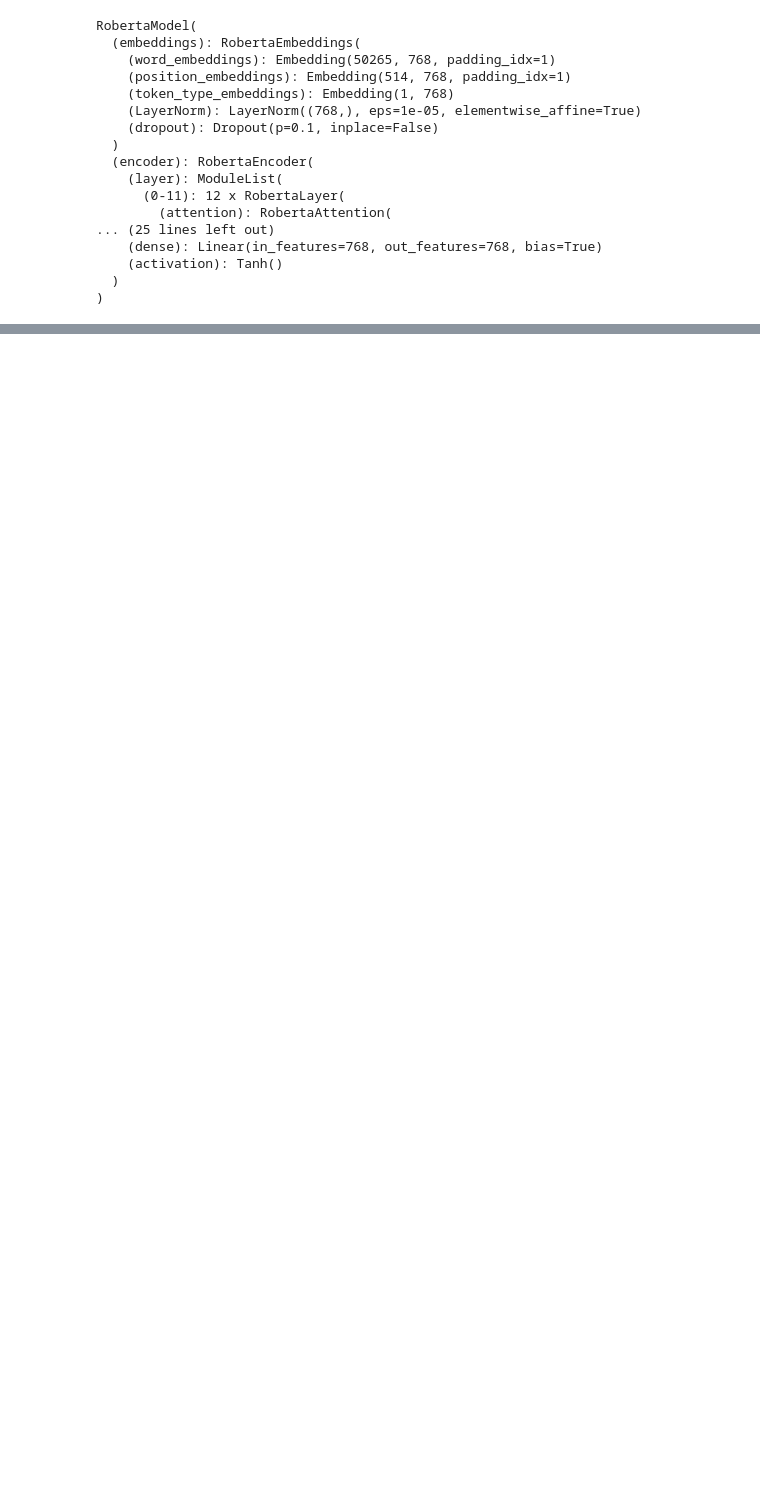
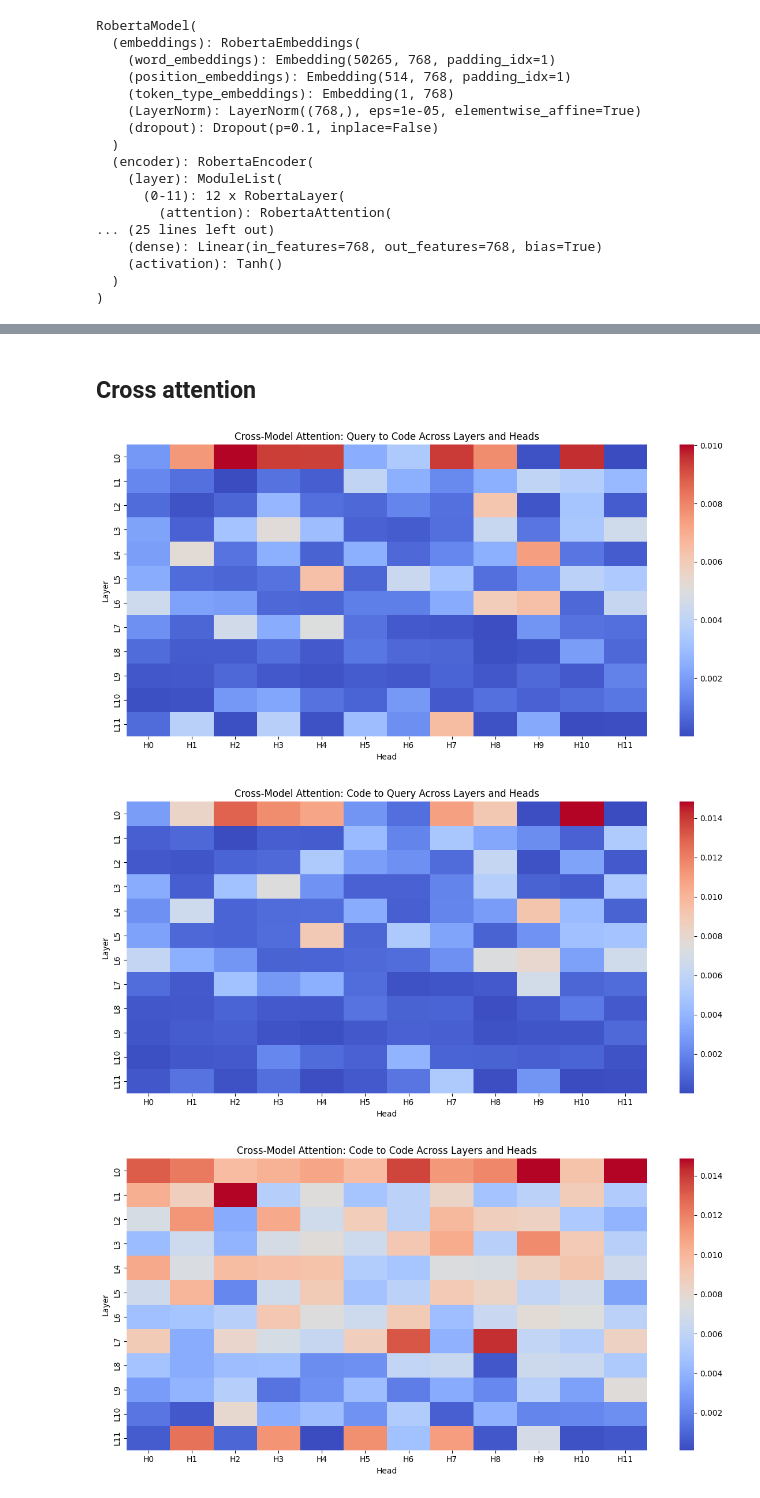
Before and after one commit to uttamkn/codebert-heads, a Jupyter notebook: crossbert.ipynb, the cells around one changed output, grey strips where cells are left out. Drawn from its saved outputs; the diff is of its cells as text; code cells hidden in the pictures; blank space fills up the shorter version.

```diff
--- a/crossbert.ipynb
+++ b/crossbert.ipynb
@@ -100,0 +269,18 @@ for i in range(12):
+# %% [markdown]
+## Cross attention
+# %%
+x = [q2c_matrix, c2q_matrix, c2c_matrix, q2q_matrix]
+titles = ["Query to Code", "Code to Query", "Code to Code", "Query to Query"]
+for i, matrix in enumerate(x):
+    plt.figure(figsize=(12, 6))
+    sns.heatmap(matrix, annot=False, cmap="coolwarm", xticklabels=[f"H{i}" for i in range(num_heads)],
+                yticklabels=[f"L{i}" for i in range(num_layers)])
+    plt.title(f"Cross-Model Attention: {titles[i]} Across Layers and Heads")
+    plt.xlabel("Head")
+    plt.ylabel("Layer")
+    plt.tight_layout()
+    plt.show()
+# %% [output]
+[figure, added]
+[figure, added]
+[figure, added]
```
Also changed, not shown: parts of 25 cells of this notebook, 14 other files.
